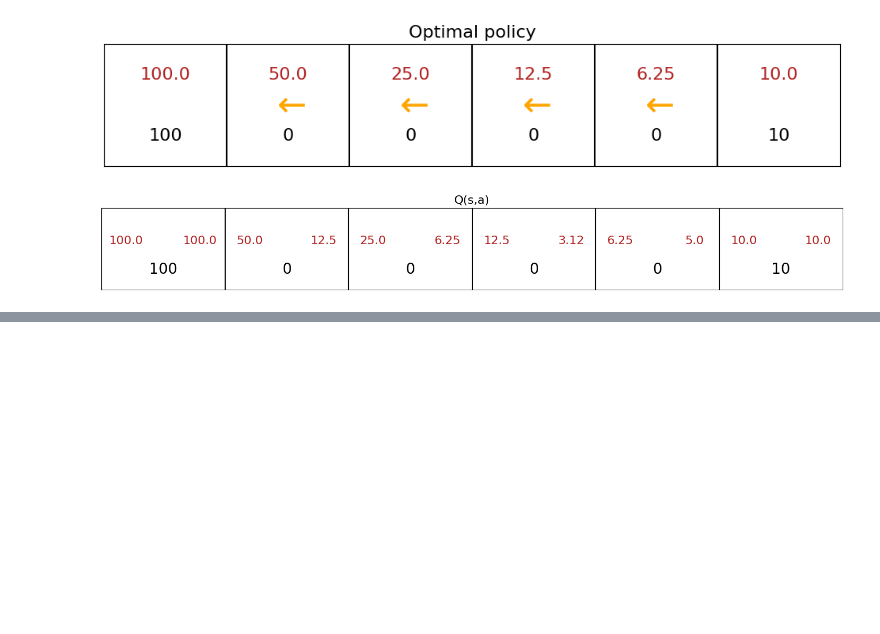
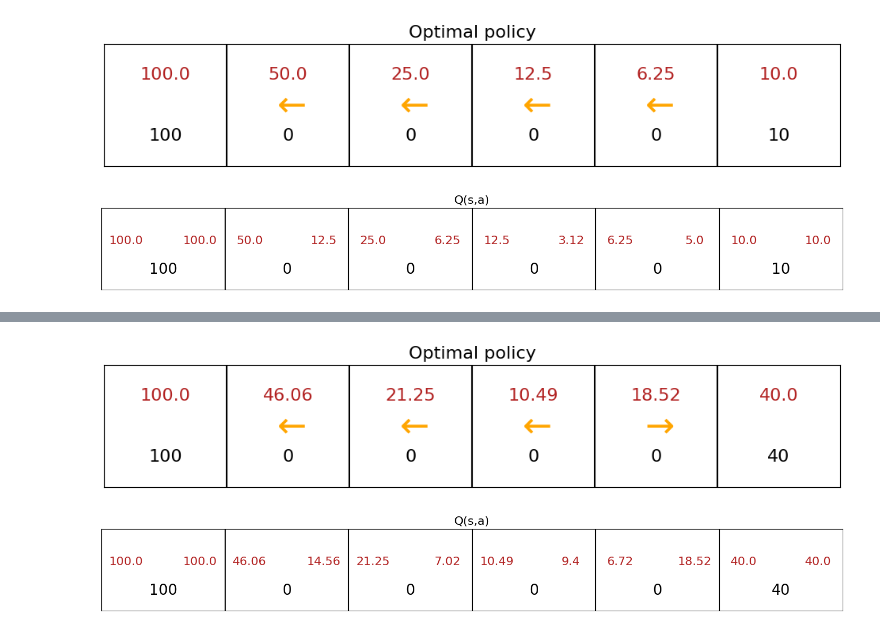
Before and after one commit to chrisbrickey/lossless3, a Jupyter notebook: lab09.ipynb, the cells around one changed output, grey strips where cells are left out. Drawn from its saved outputs; the diff is of its cells as text; code cells hidden in the pictures; blank space fills up the shorter version.

```diff
--- a/lab09.ipynb
+++ b/lab09.ipynb
@@ -73,0 +79,16 @@ generate_visualization(terminal_left_reward, terminal_right_reward, each_step_re
+# %%
+# Rewards
+terminal_left_reward = 100
+terminal_right_reward = 40
+each_step_reward = 0
+
+# Discount factor
+gamma = 0.5
+
+# Probability of going in the wrong direction
+misstep_probability = 0.1
+
+generate_visualization(terminal_left_reward, terminal_right_reward, each_step_reward, gamma, misstep_probability)
+# %% [output]
+[figure, added]
+[figure, added]
```
Also changed, not shown: parts of 5 cells of this notebook.
